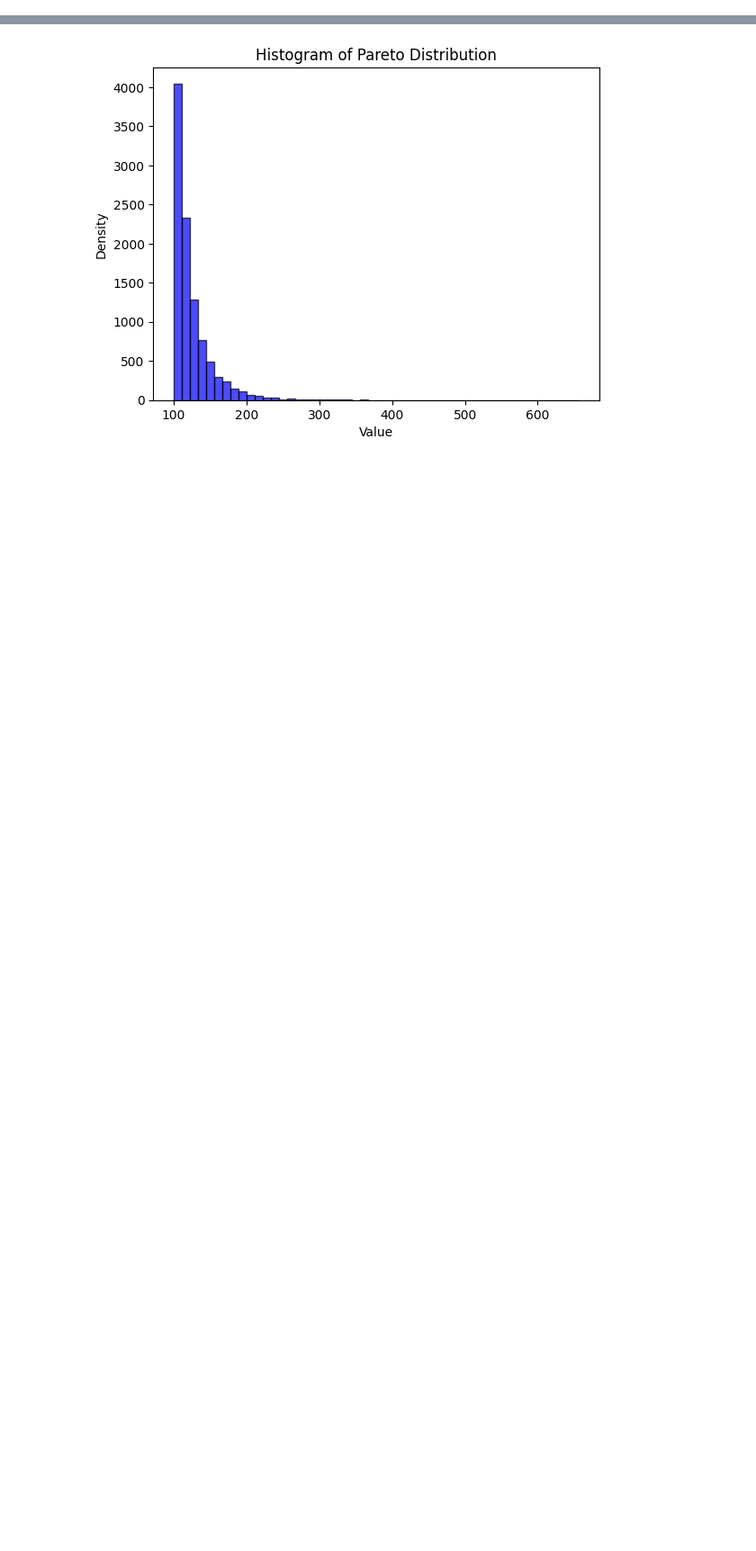
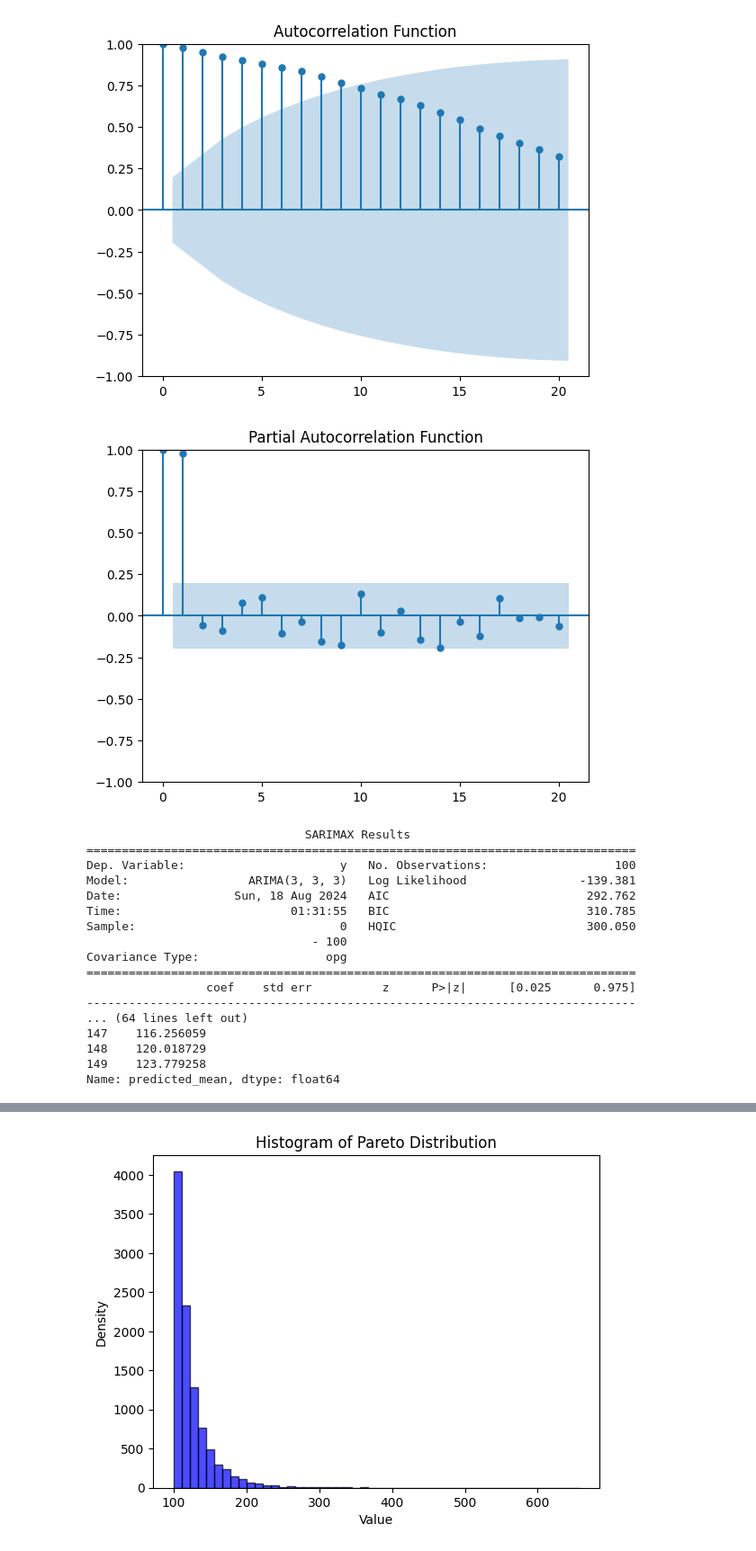
Before and after one commit to HuangHaoyu1997/MEABM, a Jupyter notebook: test.ipynb, the cells around one changed output, grey strips where cells are left out. Shown: that part at 90% size. Cells and saved outputs as stored; diff of their text form; code cells hidden in the pictures; blank space fills up the shorter version.

```diff
--- a/test.ipynb
+++ b/test.ipynb
@@ -0,0 +160,66 @@
+# %%
+import numpy as np
+import pandas as pd
+import matplotlib.pyplot as plt
+from statsmodels.tsa.arima.model import ARIMA
+from statsmodels.graphics.tsaplots import plot_acf, plot_pacf
+
+# 生成示例数据
+np.random.seed(0)
+n = 100
+data = np.random.randn(n).cumsum()  # 生成随机游走数据
+ts = pd.Series(data)
+
+
+
+# ACF 和 PACF 图
+plot_acf(ts, lags=20)
+plt.title('Autocorrelation Function')
+plt.show()
+
+plot_pacf(ts, lags=20)
+plt.title('Partial Autocorrelation Function')
+plt.show()
+
+# 定义并拟合 ARMA 模型
+model = ARIMA(ts, order=(3, 3, 3))  # ARMA(2, 2)
+model_fit = model.fit()
+
+print(model_fit.summary())
+
+# 进行预测
+predictions = model_fit.forecast(steps=50)
+print("Predictions for the next 10 time steps:")
+print(predictions)
+
+# 绘制时间序列图
+plt.figure(figsize=(10, 4))
+plt.plot(ts, label='Original Data')
+plt.plot(model_fit.fittedvalues, label='Fitted Values')
+plt.plot(range(len(ts), len(ts) + 50), predictions, label='Predictions', color='red')
+plt.title('Time Series Data')
+plt.xlabel('Time')
+plt.ylabel('Value')
+plt.title('ARMA Predictions')
+plt.legend()
+plt.show()
+# %% [output]
+[figure, added]
+[figure, added]
+                               SARIMAX Results
+==============================================================================
+Dep. Variable:                      y   No. Observations:                  100
+Model:                 ARIMA(3, 3, 3)   Log Likelihood                -139.381
+Date:                Sun, 18 Aug 2024   AIC                            292.762
+Time:                        01:31:55   BIC                            310.785
+Sample:                             0   HQIC                           300.050
+                                - 100
+Covariance Type:                  opg
+==============================================================================
+                 coef    std err          z      P>|z|      [0.025      0.975]
+------------------------------------------------------------------------------
+... (64 lines left out)
+147    116.256059
+148    120.018729
+149    123.779258
+Name: predicted_mean, dtype: float64
```
Also changed, not shown: parts of 9 cells of this notebook, 5 other files.
